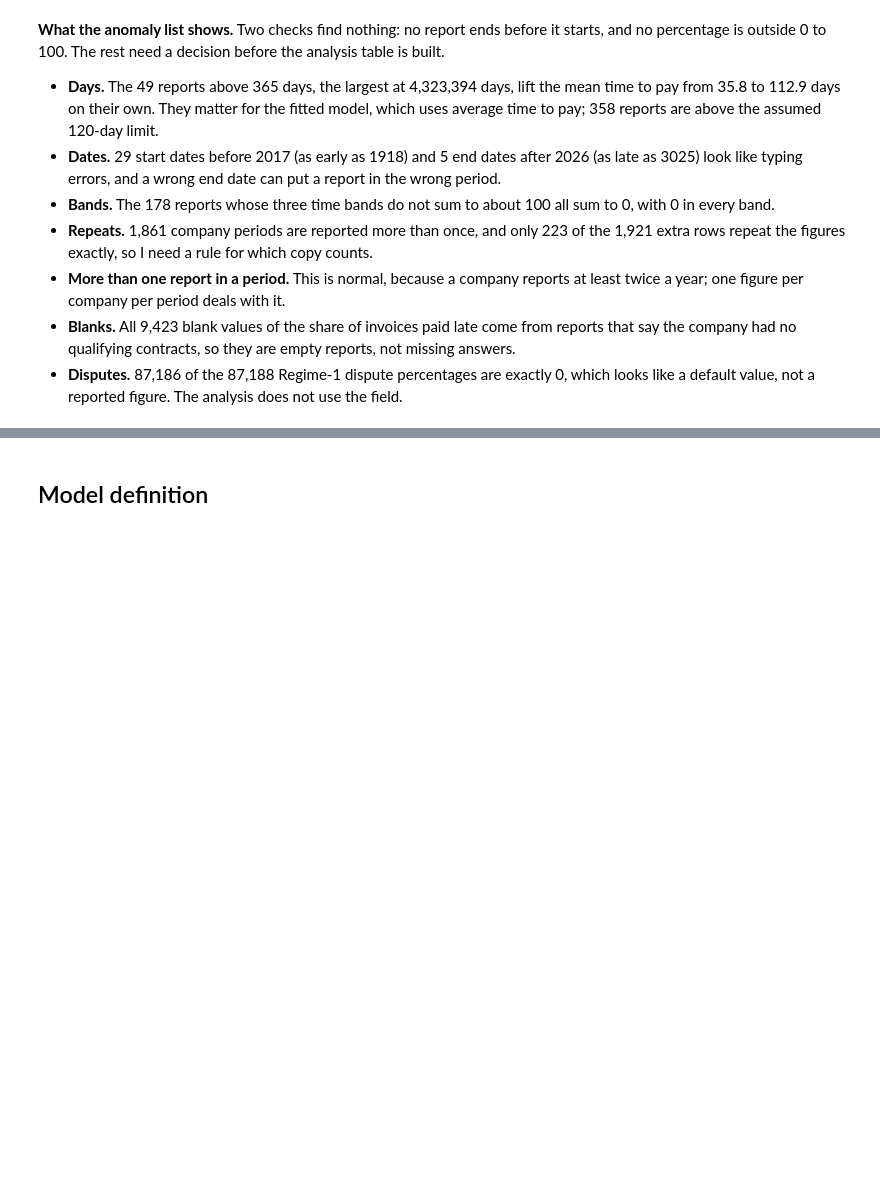
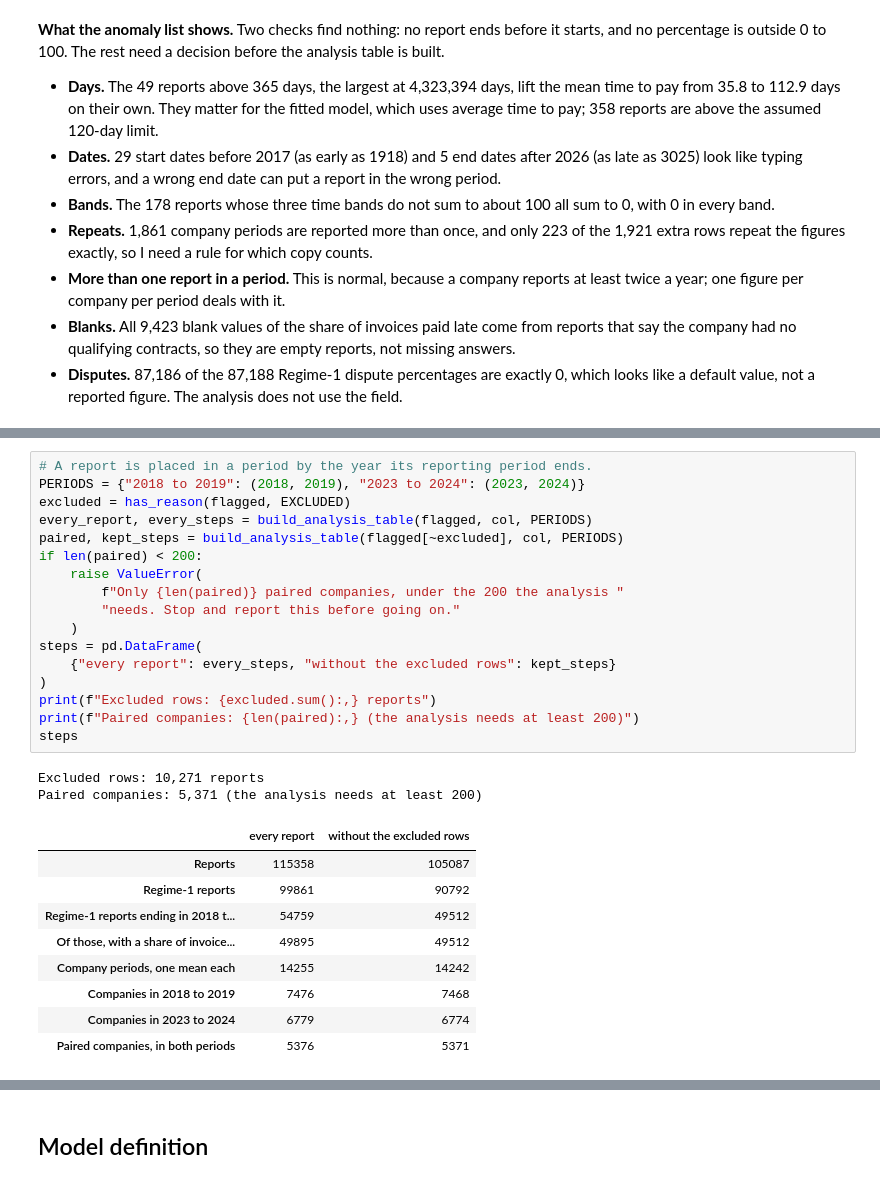
Before and after one commit to PaddyGilliland1/statistical-analysis-project, a Jupyter notebook: analysis.ipynb, the cells around one changed output, grey strips where cells are left out. Drawn from its saved outputs; the diff is of its cells as text; blank space fills up the shorter version.

```diff
--- a/analysis.ipynb
+++ b/analysis.ipynb
@@ -529,0 +856,29 @@ anomalies
+# %%
+# A report is placed in a period by the year its reporting period ends.
+PERIODS = {"2018 to 2019": (2018, 2019), "2023 to 2024": (2023, 2024)}
+excluded = has_reason(flagged, EXCLUDED)
+every_report, every_steps = build_analysis_table(flagged, col, PERIODS)
+paired, kept_steps = build_analysis_table(flagged[~excluded], col, PERIODS)
+if len(paired) < 200:
+    raise ValueError(
+        f"Only {len(paired)} paired companies, under the 200 the analysis "
+        "needs. Stop and report this before going on."
+    )
+steps = pd.DataFrame(
+    {"every report": every_steps, "without the excluded rows": kept_steps}
+)
+print(f"Excluded rows: {excluded.sum():,} reports")
+print(f"Paired companies: {len(paired):,} (the analysis needs at least 200)")
+steps
+# %% [output]
+Excluded rows: 10,271 reports
+Paired companies: 5,371 (the analysis needs at least 200)
+|  | every report | without the excluded rows |
+| Reports | 115358 | 105087 |
+| Regime-1 reports | 99861 | 90792 |
+| Regime-1 reports ending in 2018 t... | 54759 | 49512 |
+| Of those, with a share of invoice... | 49895 | 49512 |
+| Company periods, one mean each | 14255 | 14242 |
+| Companies in 2018 to 2019 | 7476 | 7468 |
+| Companies in 2023 to 2024 | 6779 | 6774 |
+| Paired companies, in both periods | 5376 | 5371 |
```
Also changed, not shown: parts of 11 cells of this notebook.
